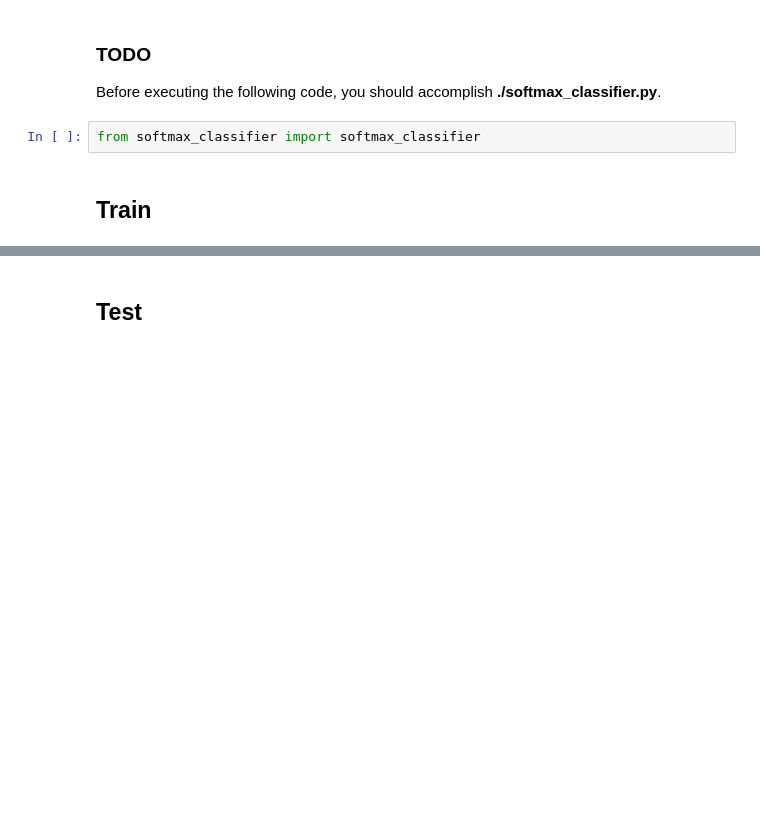
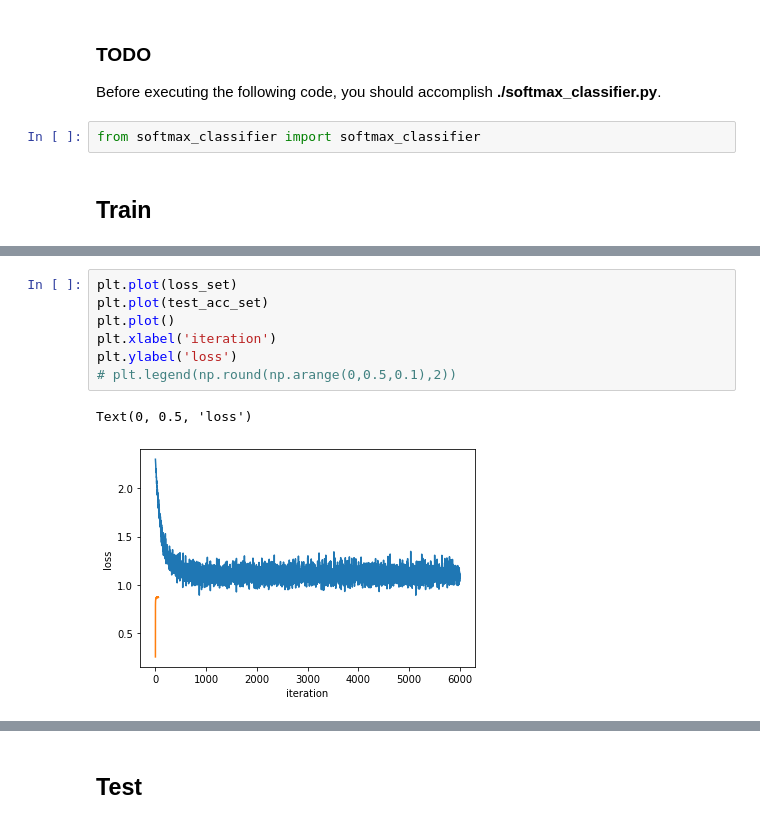
Before and after one commit to easilylazy/pattern-recognition, a Jupyter notebook: homework-12345/homework-2/homework2-softmax/homework2-softmax.ipynb, the cells around one changed output, grey strips where cells are left out. Drawn from its saved outputs; the diff is of its cells as text; blank space fills up the shorter version.

```diff
--- a/homework-12345/homework-2/homework2-softmax/homework2-softmax.ipynb
+++ b/homework-12345/homework-2/homework2-softmax/homework2-softmax.ipynb
@@ -119,0 +155,10 @@ Epoch [9][10]    Batch [500][600]        Training Loss 1.9075    Accuracy 0.6600
+# %%
+plt.plot(loss_set)
+plt.plot(test_acc_set)
+plt.plot()
+plt.xlabel('iteration')
+plt.ylabel('loss')
+# plt.legend(np.round(np.arange(0,0.5,0.1),2))
+# %% [output]
+Text(0, 0.5, 'loss')
+[figure, added]
```
Also changed, not shown: parts of 12 cells of this notebook, 1 other file.
